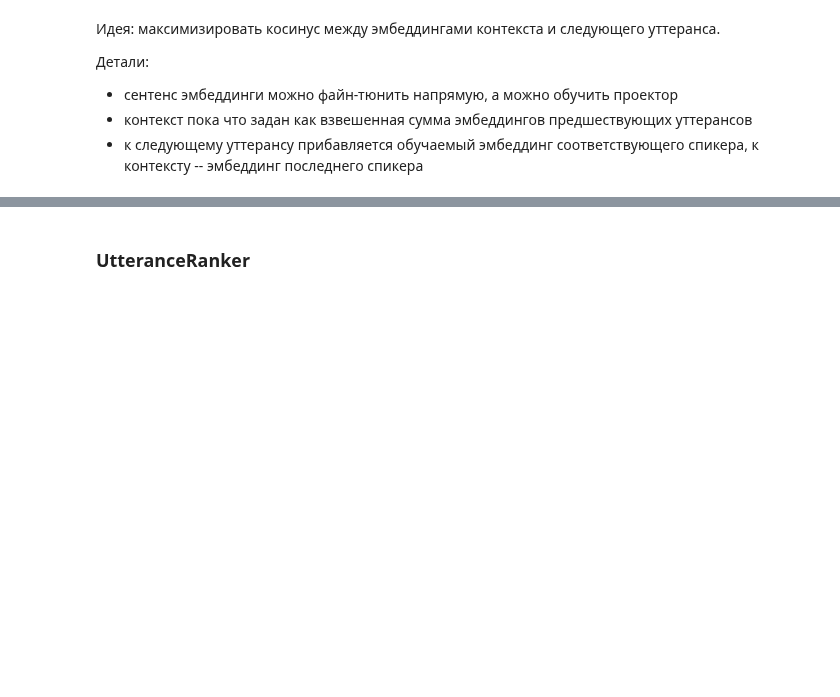
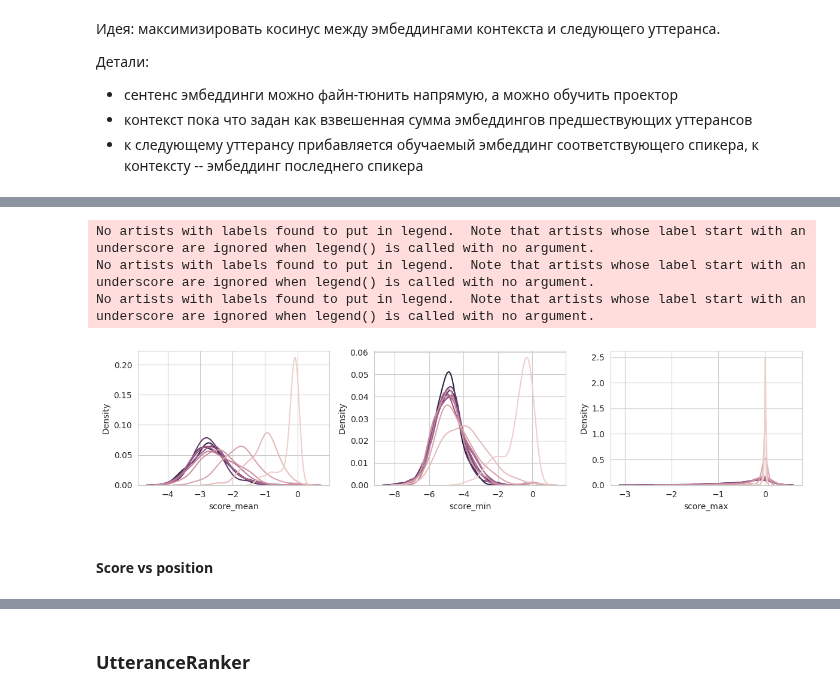
Before and after one commit to voorhs/dialogue-augmentation, a Jupyter notebook: augmentation_development.ipynb, the cells around one changed output, grey strips where cells are left out. Drawn from its saved outputs; the diff is of its cells as text; code cells hidden in the pictures; blank space fills up the shorter version.

```diff
--- a/augmentation_development.ipynb
+++ b/augmentation_development.ipynb
@@ -2336,0 +2352,15 @@ augment(dataset[1])
+# %%
+fig, ax = plt.subplots(1, 3, figsize=(12, 3))
+sns.kdeplot(data=df_t, hue='frac', x='score_mean', ax=ax[0])
+sns.kdeplot(data=df_t, hue='frac', x='score_min',  ax=ax[1])
+sns.kdeplot(data=df_t, hue='frac', x='score_max',  ax=ax[2])
+for a in ax:
+    a.legend(frameon=False)
+plt.tight_layout()
+# %% [output]
+No artists with labels found to put in legend.  Note that artists whose label start with an underscore are ignored when legend() is called with no argument.
+No artists with labels found to put in legend.  Note that artists whose label start with an underscore are ignored when legend() is called with no argument.
+No artists with labels found to put in legend.  Note that artists whose label start with an underscore are ignored when legend() is called with no argument.
+[figure, added]
+# %% [markdown]
+#### Score vs position
```
Also changed, not shown: parts of 23 cells of this notebook, 4 other files.
